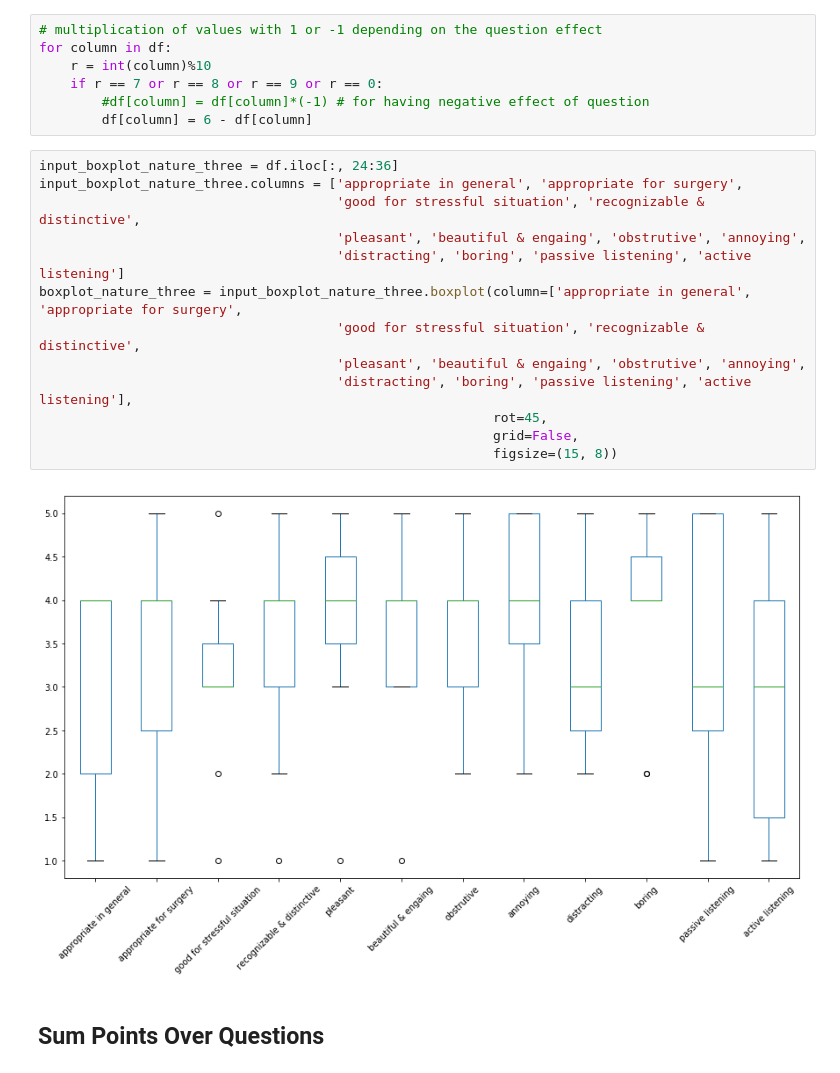
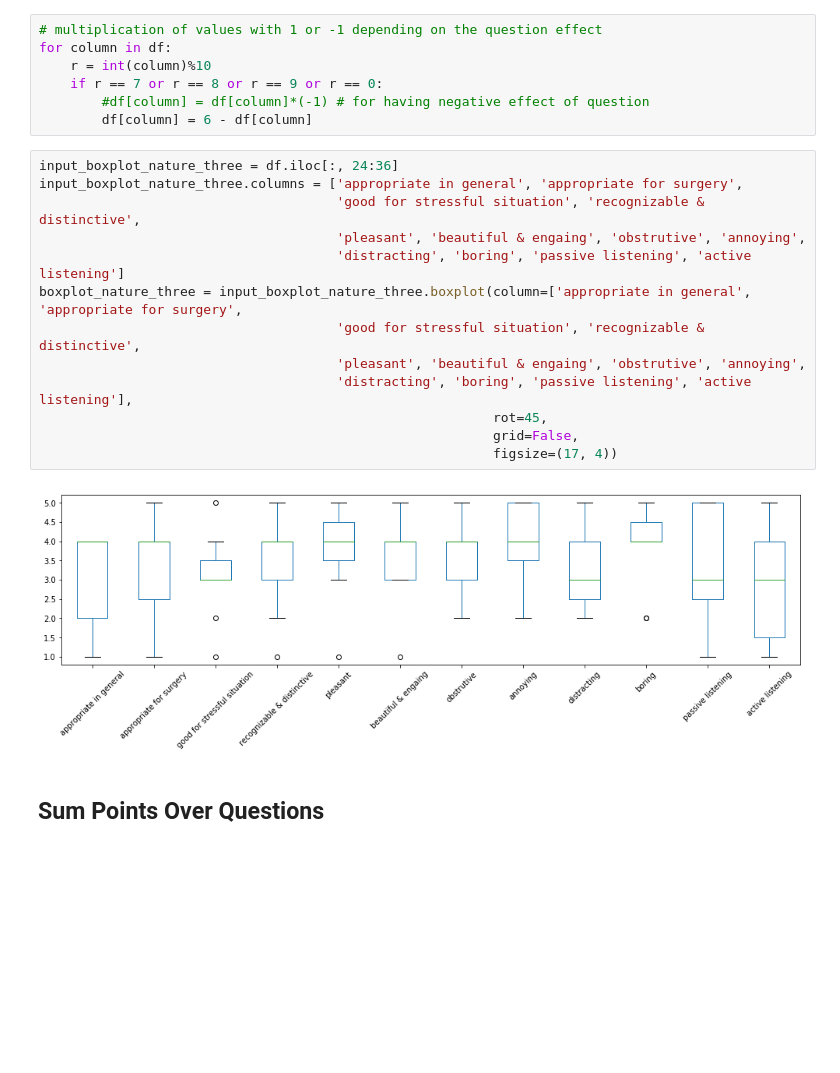
Before and after one commit to SasanMatinfar/Development-of-a-Complete-System-for-Sonification-of-Bleeding-Measurements, a Jupyter notebook: Result Analysis.ipynb, the cells around one changed output. Cells and saved outputs as stored; diff of their text form; blank space fills up the shorter version.

```diff
--- a/Result Analysis.ipynb
+++ b/Result Analysis.ipynb
@@ -47,18 +47,18 @@ for column in df:
 # %%
 input_boxplot_nature_three = df.iloc[:, 24:36]
 input_boxplot_nature_three.columns = ['appropriate in general', 'appropriate for surgery',
                                       'good for stressful situation', 'recognizable & distinctive',
                                       'pleasant', 'beautiful & engaing', 'obstrutive', 'annoying',
                                       'distracting', 'boring', 'passive listening', 'active listening']
 boxplot_nature_three = input_boxplot_nature_three.boxplot(column=['appropriate in general', 'appropriate for surgery',
                                       'good for stressful situation', 'recognizable & distinctive',
                                       'pleasant', 'beautiful & engaing', 'obstrutive', 'annoying',
                                       'distracting', 'boring', 'passive listening', 'active listening'],
                                                           rot=45,
                                                           grid=False,
-                                                          figsize=(15, 8))
+                                                          figsize=(17, 4))
 # %% [output]
-[figure, old version]
+[figure, new version]
 # %% [markdown]
 ## Sum Points Over Questions
 # %%
```
Also changed, not shown: parts of 28 cells of this notebook, 1 other file.
